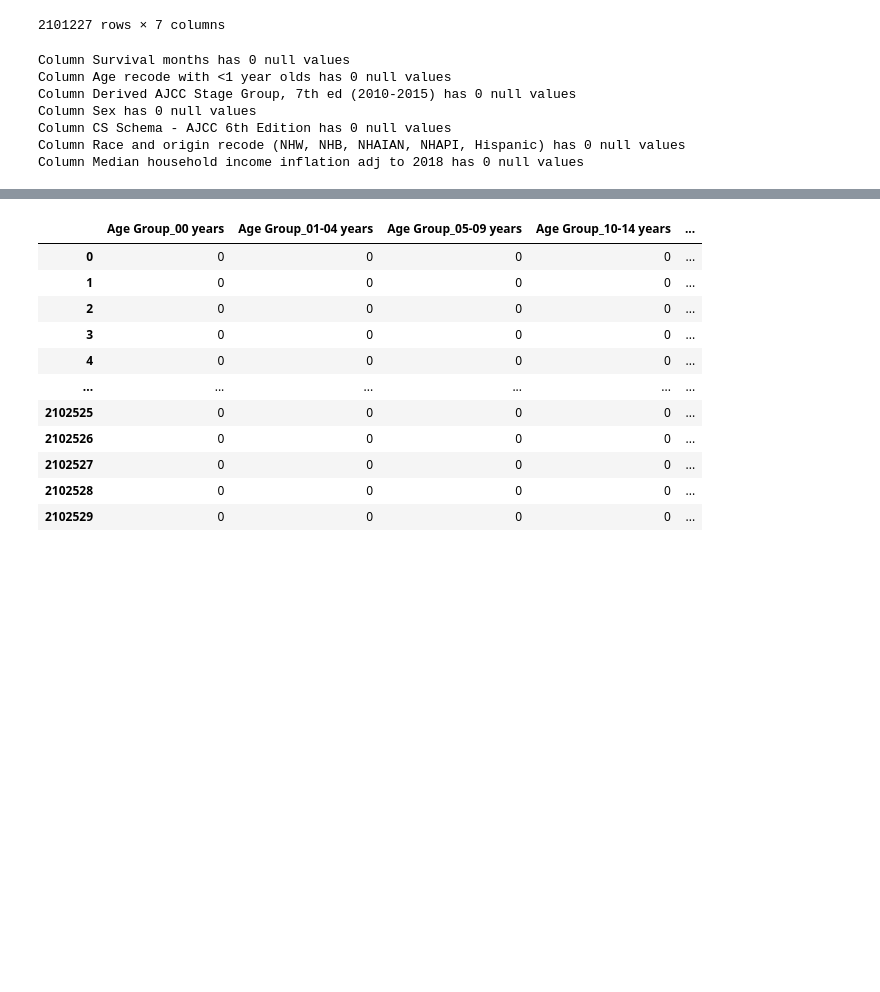
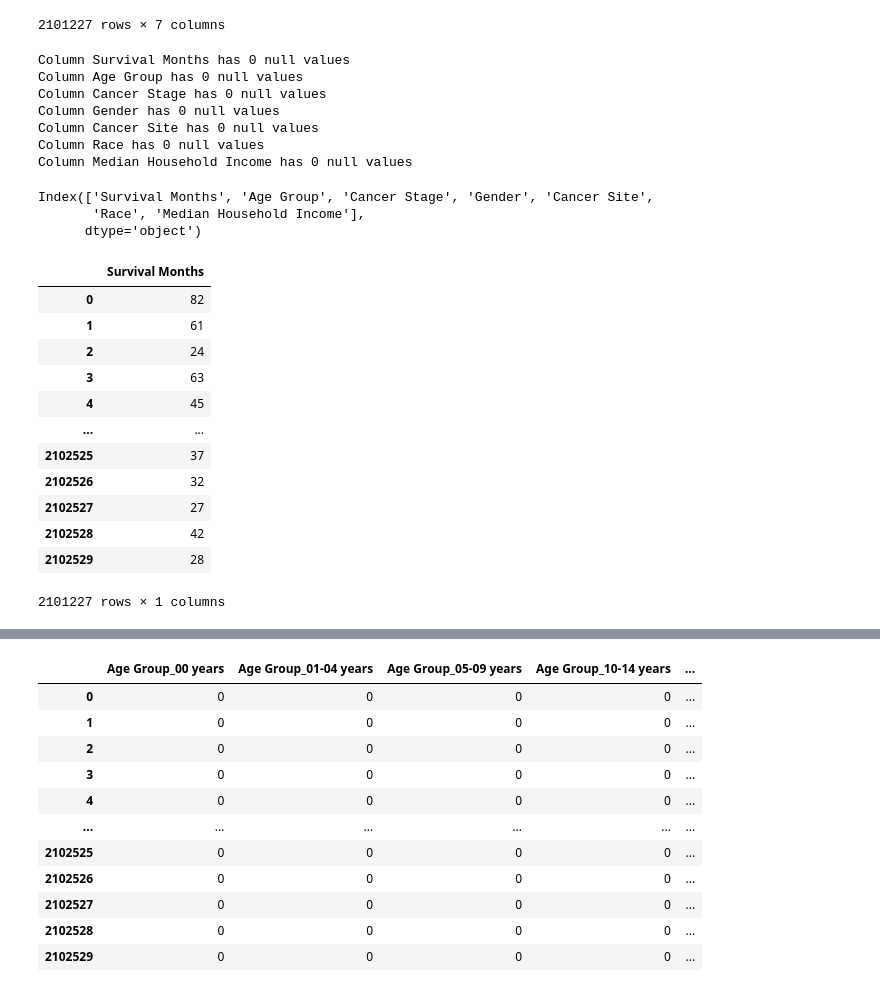
Before and after one commit to rubysanchez/Project4-Heroku, a Jupyter notebook: Machine_Learning_Project.ipynb, the cells around one changed output, grey strips where cells are left out. Saved outputs shown, nothing was run; the diff lists cells and outputs as text; code cells hidden in the pictures; blank space fills up the shorter version.

```diff
--- a/Machine_Learning_Project.ipynb
+++ b/Machine_Learning_Project.ipynb
@@ -85,18 +85,41 @@ df_1
 2101227 rows × 7 columns
 # %%
 # Drop all rows with missing information
-df = df.dropna(how='any')
+df_clean_data = df_1.dropna(how='any')
 # %%
 #Iterate through rows to identify what columns have null values
-for column in df.columns:
-    print(f"Column {column} has {df[column].isnull().sum()} null values")
+for column in df_clean_data.columns:
+    print(f"Column {column} has {df_clean_data[column].isnull().sum()} null values")
 # %% [output]
-Column Survival months has 0 null values
-Column Age recode with <1 year olds has 0 null values
-Column Derived AJCC Stage Group, 7th ed (2010-2015) has 0 null values
-Column Sex has 0 null values
-Column CS Schema - AJCC 6th Edition has 0 null values
-Column Race and origin recode (NHW, NHB, NHAIAN, NHAPI, Hispanic) has 0 null values
-Column Median household income inflation adj to 2018 has 0 null values
+Column Survival Months has 0 null values
+Column Age Group has 0 null values
+Column Cancer Stage has 0 null values
+Column Gender has 0 null values
+Column Cancer Site has 0 null values
+Column Race has 0 null values
+Column Median Household Income has 0 null values
+# %%
+df_clean_data.columns
+# %% [output]
+Index(['Survival Months', 'Age Group', 'Cancer Stage', 'Gender', 'Cancer Site',
+       'Race', 'Median Household Income'],
+      dtype='object')
+# %%
+y = df_clean_data.drop(['Age Group','Cancer Stage','Gender','Cancer Site','Race','Median Household Income'],axis=1)
+y
+# %% [output]
+|  | Survival Months |
+| 0 | 82 |
+| 1 | 61 |
+| 2 | 24 |
+| 3 | 63 |
+| 4 | 45 |
+| ... | ... |
+| 2102525 | 37 |
+| 2102526 | 32 |
+| 2102527 | 27 |
+| 2102528 | 42 |
+| 2102529 | 28 |
+2101227 rows × 1 columns
 # %%
 testing_data = df_1.drop('Survival Months', axis=1)
```
Also changed, not shown: parts of 8 cells of this notebook.
